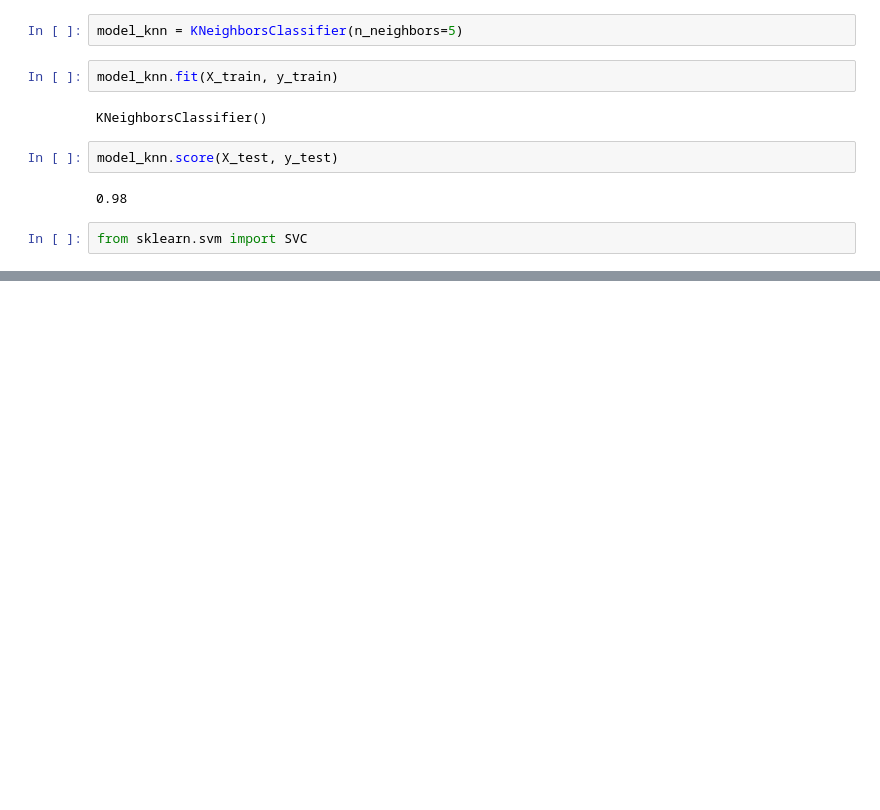
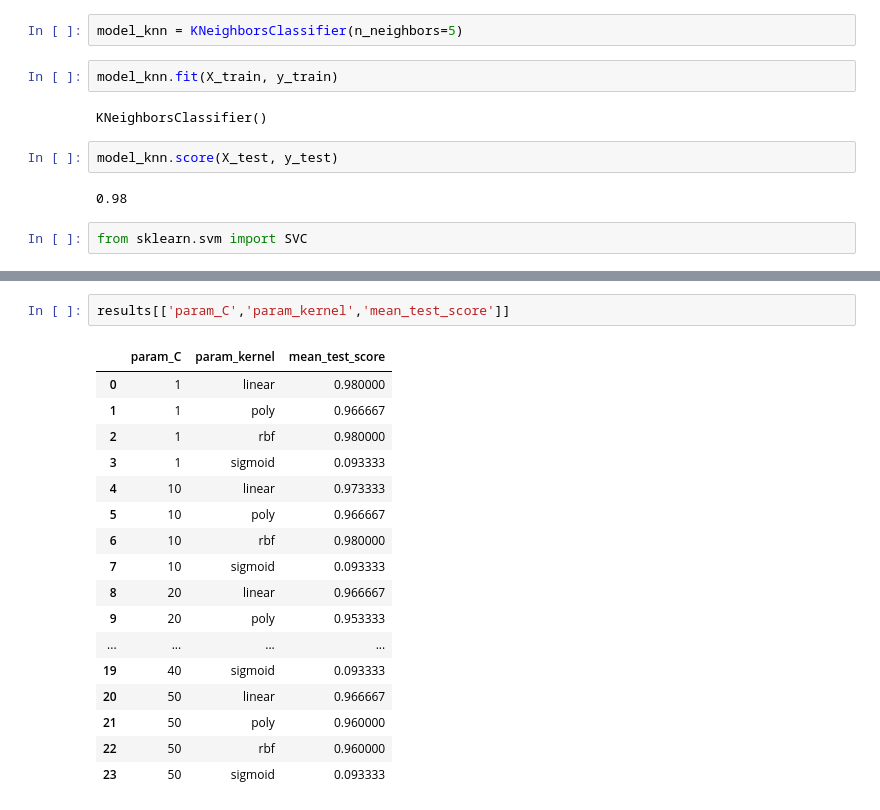
Before and after one commit to VisheshKamble/ML-Learnings, a Jupyter notebook: ML-pt4/grid_search_cv.ipynb, the cells around one changed output, grey strips where cells are left out. Cells and saved outputs as stored; diff of their text form; blank space fills up the shorter version.

```diff
--- a/ML-pt4/grid_search_cv.ipynb
+++ b/ML-pt4/grid_search_cv.ipynb
@@ -52,0 +110,20 @@ model_svm.score(X_test, y_test)
+# %%
+results[['param_C','param_kernel','mean_test_score']]
+# %% [output]
+|  | param_C | param_kernel | mean_test_score |
+| 0 | 1 | linear | 0.980000 |
+| 1 | 1 | poly | 0.966667 |
+| 2 | 1 | rbf | 0.980000 |
+| 3 | 1 | sigmoid | 0.093333 |
+| 4 | 10 | linear | 0.973333 |
+| 5 | 10 | poly | 0.966667 |
+| 6 | 10 | rbf | 0.980000 |
+| 7 | 10 | sigmoid | 0.093333 |
+| 8 | 20 | linear | 0.966667 |
+| 9 | 20 | poly | 0.953333 |
+| ... | ... | ... | ... |
+| 19 | 40 | sigmoid | 0.093333 |
+| 20 | 50 | linear | 0.966667 |
+| 21 | 50 | poly | 0.960000 |
+| 22 | 50 | rbf | 0.960000 |
+| 23 | 50 | sigmoid | 0.093333 |
```
Also changed, not shown: parts of 10 cells of this notebook.
